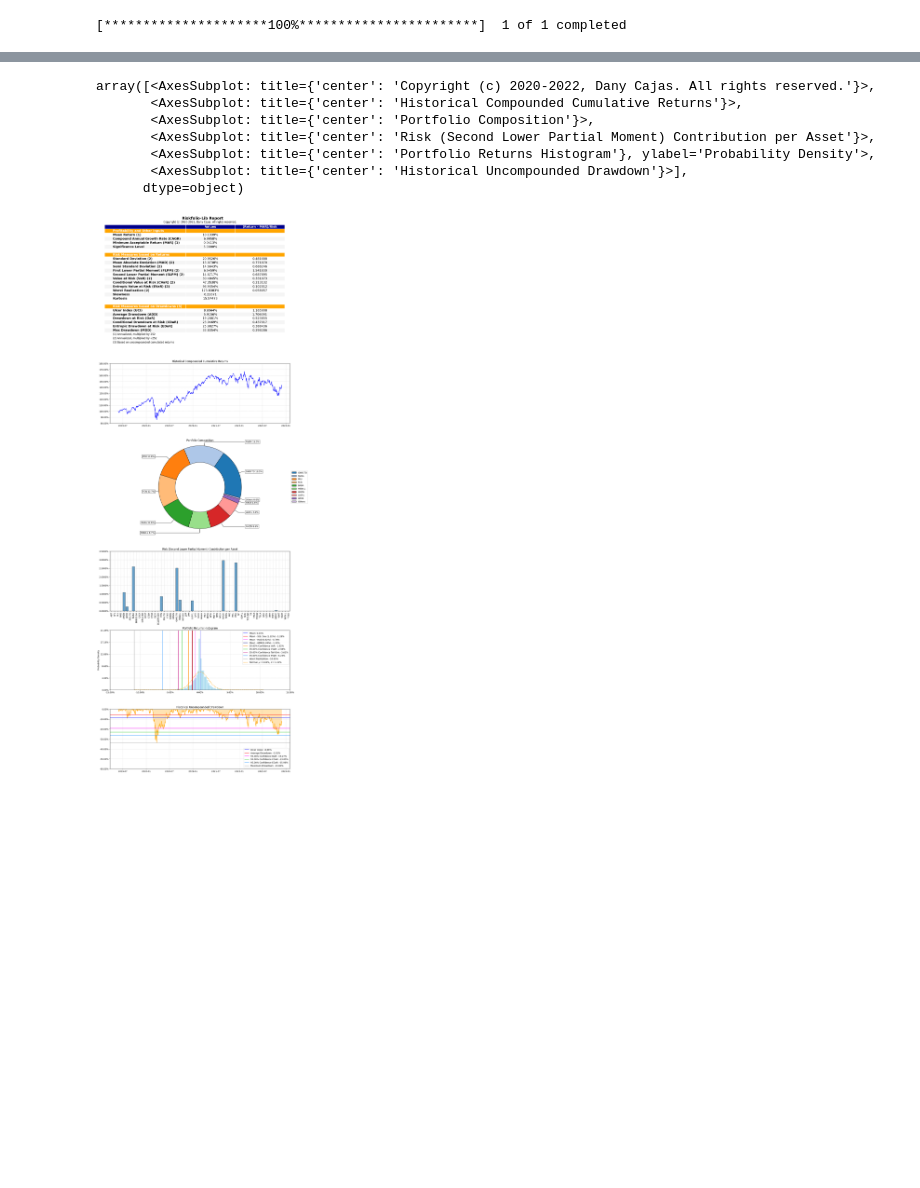
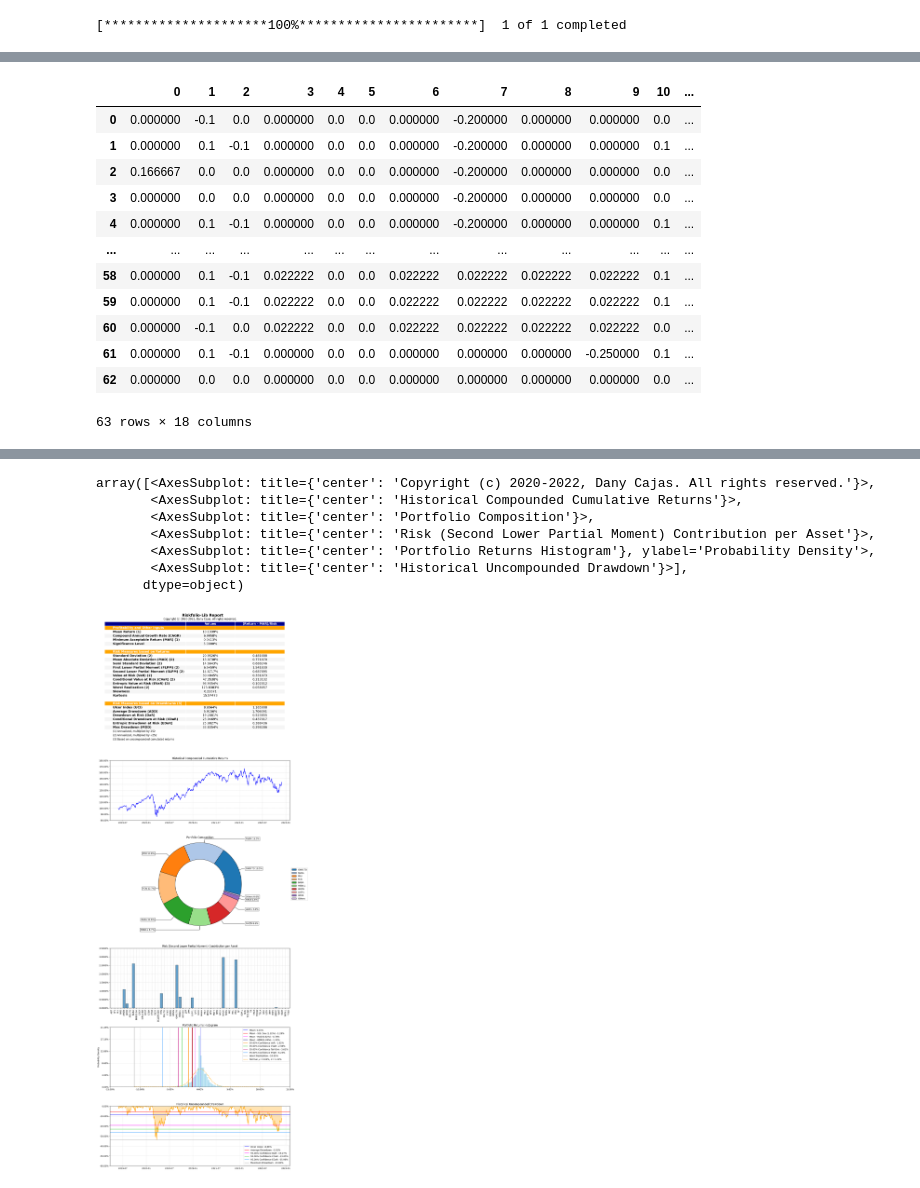
Before and after one commit to aliencaocao/wharton-comp, a Jupyter notebook: portfolio optimization.ipynb, the cells around one changed output, grey strips where cells are left out. Cells and saved outputs as stored; diff of their text form; code cells hidden in the pictures; blank space fills up the shorter version.

```diff
--- a/portfolio optimization.ipynb
+++ b/portfolio optimization.ipynb
@@ -95,0 +108,9 @@ w = port.optimization(model=model, rm=risk_measure, obj=obj, rf=risk_free_rate)
+# %%
+asset_classes = {'Assets': assets,
+                 'Industry': [ticker_info.loc[ticker_info['Ticker'] == ticker]['GICS Sector'].to_list()[0] for ticker in assets[:-1]]+['Treasury'],
+                 'Country': [ticker_info.loc[ticker_info['Ticker'] == ticker]['Country'].to_list()[0] for ticker in assets[:-1]]+['NA'],
+                 'n': ['Yes' if asset == 'NVDA' else 'No' for asset in assets],
+                 'c': ['Yes' if asset == 'CIPLA.BO' else 'No' for asset in assets]}
+asset_classes = pd.DataFrame(asset_classes)
+asset_classes = asset_classes.sort_values(by=['Assets'])
+asset_classes
@@ -95,0 +153,18 @@ w = port.optimization(model=model, rm=risk_measure, obj=obj, rf=risk_free_rate)
+# %%
+P, Q = rp.assets_views(views, asset_classes)
+
+pd.DataFrame(P.T)
+# %% [output]
+|  | 0 | 1 | 2 | 3 | 4 | 5 | 6 | 7 | 8 | 9 | 10 | ... |
+| 0 | 0.000000 | -0.1 | 0.0 | 0.000000 | 0.0 | 0.0 | 0.000000 | -0.200000 | 0.000000 | 0.000000 | 0.0 | ... |
+| 1 | 0.000000 | 0.1 | -0.1 | 0.000000 | 0.0 | 0.0 | 0.000000 | -0.200000 | 0.000000 | 0.000000 | 0.1 | ... |
+| 2 | 0.166667 | 0.0 | 0.0 | 0.000000 | 0.0 | 0.0 | 0.000000 | -0.200000 | 0.000000 | 0.000000 | 0.0 | ... |
+| 3 | 0.000000 | 0.0 | 0.0 | 0.000000 | 0.0 | 0.0 | 0.000000 | -0.200000 | 0.000000 | 0.000000 | 0.0 | ... |
+| 4 | 0.000000 | 0.1 | -0.1 | 0.000000 | 0.0 | 0.0 | 0.000000 | -0.200000 | 0.000000 | 0.000000 | 0.1 | ... |
+| ... | ... | ... | ... | ... | ... | ... | ... | ... | ... | ... | ... | ... |
+| 58 | 0.000000 | 0.1 | -0.1 | 0.022222 | 0.0 | 0.0 | 0.022222 | 0.022222 | 0.022222 | 0.022222 | 0.1 | ... |
+| 59 | 0.000000 | 0.1 | -0.1 | 0.022222 | 0.0 | 0.0 | 0.022222 | 0.022222 | 0.022222 | 0.022222 | 0.1 | ... |
+| 60 | 0.000000 | -0.1 | 0.0 | 0.022222 | 0.0 | 0.0 | 0.022222 | 0.022222 | 0.022222 | 0.022222 | 0.0 | ... |
+| 61 | 0.000000 | 0.1 | -0.1 | 0.000000 | 0.0 | 0.0 | 0.000000 | 0.000000 | 0.000000 | -0.250000 | 0.1 | ... |
+| 62 | 0.000000 | 0.0 | 0.0 | 0.000000 | 0.0 | 0.0 | 0.000000 | 0.000000 | 0.000000 | 0.000000 | 0.0 | ... |
+63 rows × 18 columns
```
Also changed, not shown: parts of 14 cells of this notebook, 2 other files.
